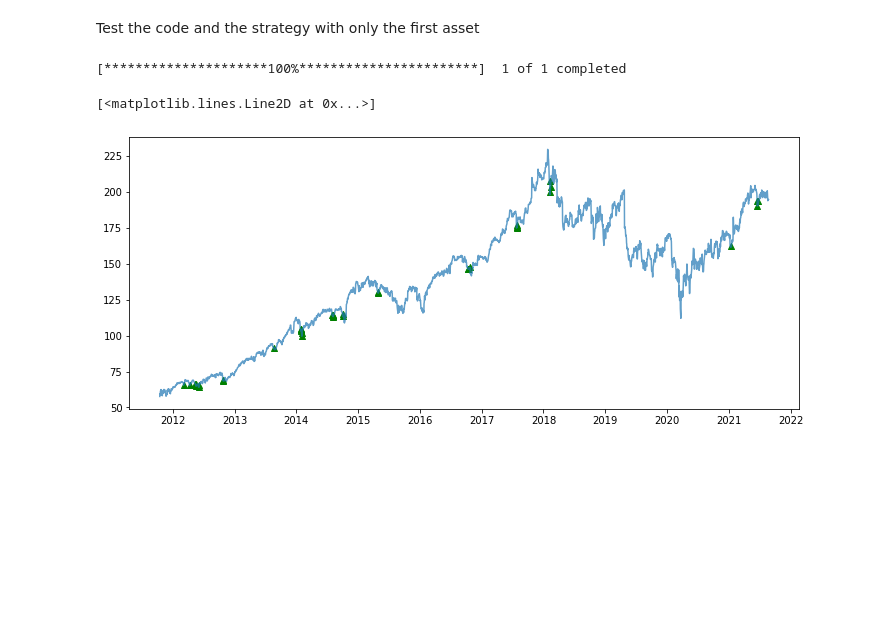
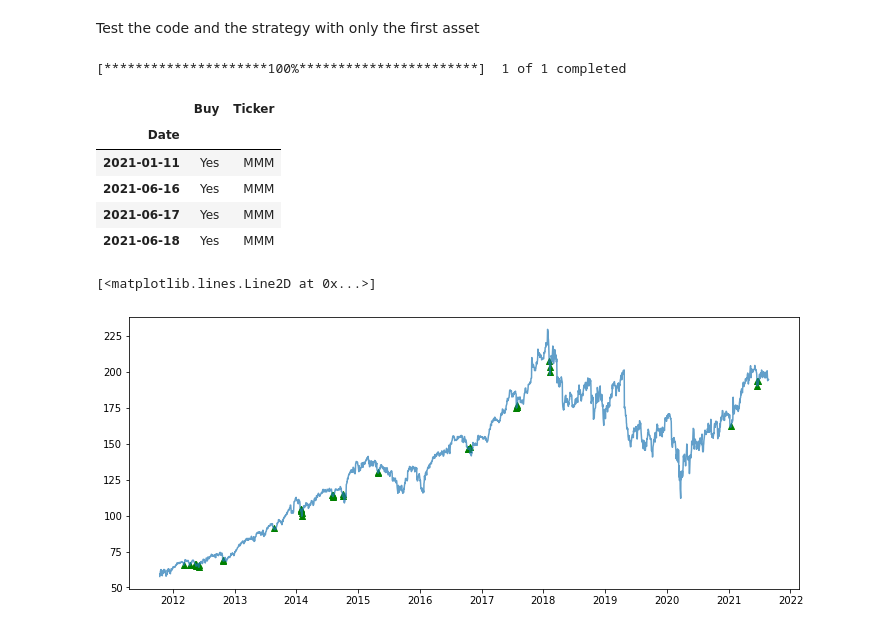
Before and after one commit to fercanepari/JupyterNotebookFastPages, a Jupyter notebook: _notebooks/2021-08-24-Relative Strength Index - RSI.ipynb, the cells around one changed output. Saved outputs shown, nothing was run; the diff lists cells and outputs as text; code cells hidden in the pictures; blank space fills up the shorter version.

```diff
--- a/_notebooks/2021-08-24-Relative Strength Index - RSI.ipynb
+++ b/_notebooks/2021-08-24-Relative Strength Index - RSI.ipynb
@@ -96,6 +88,24 @@ frame = RSIcalc(tickers[0])
 buy, sell = getSignals(frame)
 # %% [output]
 [*********************100%***********************]  1 of 1 completed
+# %%
+#frame
+#frame.loc['2010-01-01':'2010-01-31', ['SPY','IBM']]
+
+#TODO Define date range x amount of previous days
+dfBuy = frame.loc['2021-01-01':'2021-08-24', ['Buy']]
+toBuy = dfBuy[dfBuy['Buy']=='Yes']
+toBuy['Ticker'] = tickers[0]
+
+toBuy
+#frame
+# %% [output]
+|  | Buy | Ticker |
+| Date |  |  |
+| 2021-01-11 | Yes | MMM |
+| 2021-06-16 | Yes | MMM |
+| 2021-06-17 | Yes | MMM |
+| 2021-06-18 | Yes | MMM |
 # %%
 plt.figure(figsize=(12,5))
 plt.scatter(frame.loc[buy].index, frame.loc[buy]['Adj Close'], marker='^', c='g')
```
Also changed, not shown: parts of 8 cells of this notebook, 1 other file.
